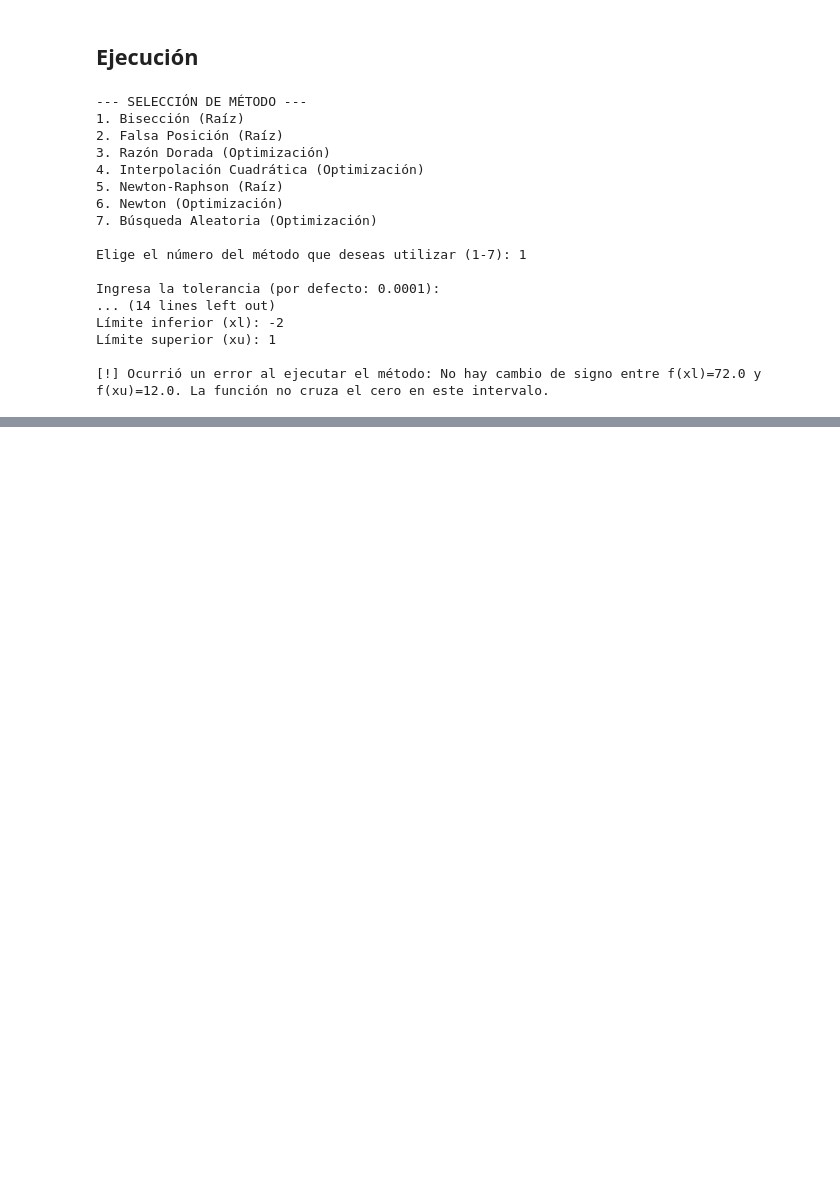
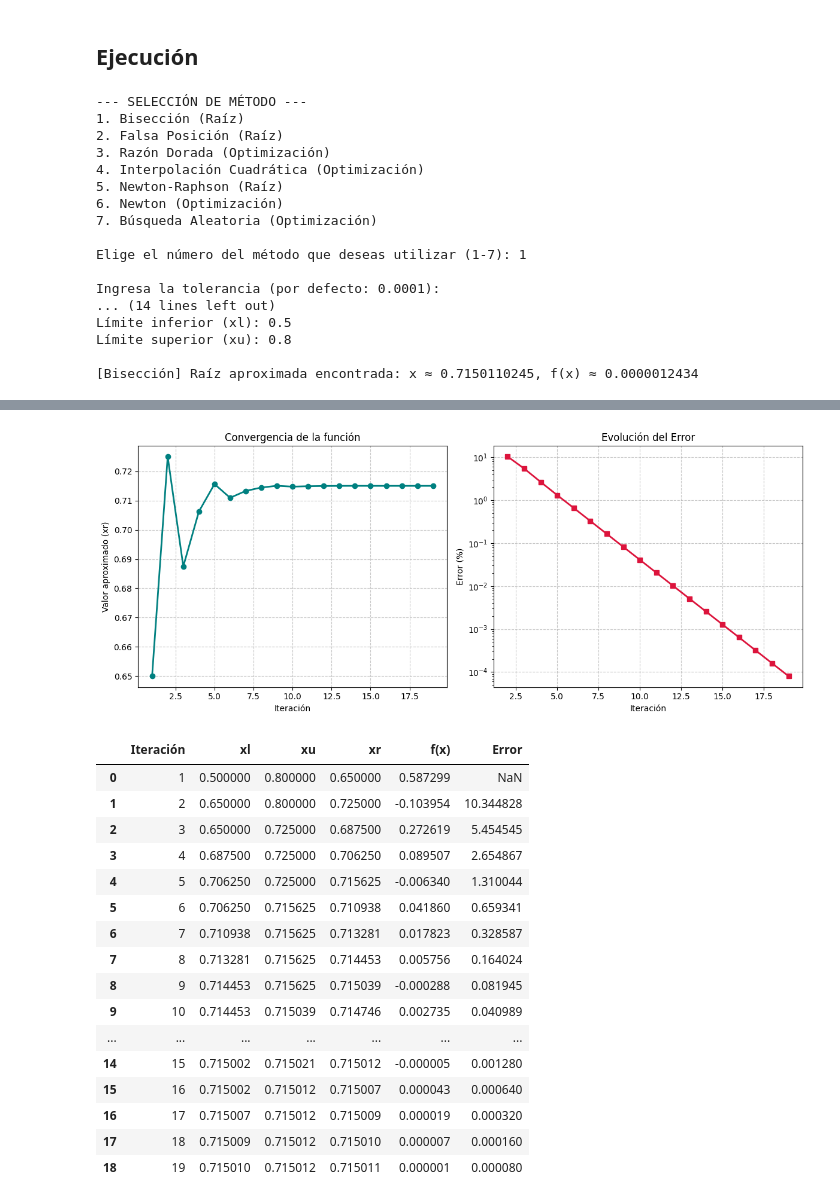
Before and after one commit to julianvanegas/optimizacion, a Jupyter notebook: MetodosOptimizacion.ipynb, the cells around one changed output, grey strips where cells are left out. Saved outputs shown, nothing was run; the diff lists cells and outputs as text; code cells hidden in the pictures; blank space fills up the shorter version.

```diff
--- a/MetodosOptimizacion.ipynb
+++ b/MetodosOptimizacion.ipynb
@@ -634,7 +634,7 @@ def menu():
             yu = float(input("Límite superior para y (yu): "))
 
             # Asegúrate de que la función matemática capturada reconozca tanto 'x' como 'y'.
-            res_x, res_y, val, df = busqueda_aleatoria(f, xl, xu, yl, yu, modo=modo, iter_max=iter_max)
+            res_x, res_y, val, df = busqueda_aleatoria(f, xl, xu, yl, yu, modo=modo, imax=iter_max)
 
         else:
             print("\n[!] Opción de método no válida. Ejecuta de nuevo.")
@@ -658,7 +658,7 @@ Elige el número del método que deseas utilizar (1-7): 1
 
 Ingresa la tolerancia (por defecto: 0.0001):
 ... (14 lines left out)
-Límite inferior (xl): -2
-Límite superior (xu): 1
+Límite inferior (xl): 0.5
+Límite superior (xu): 0.8
 
-[!] Ocurrió un error al ejecutar el método: No hay cambio de signo entre f(xl)=72.0 y f(xu)=12.0. La función no cruza el cero en este intervalo.
+[Bisección] Raíz aproximada encontrada: x ≈ 0.7150110245, f(x) ≈ 0.0000012434
@@ -664,0 +666,18 @@ Límite superior (xu): 1
+[figure, added]
+|  | Iteración | xl | xu | xr | f(x) | Error |
+| 0 | 1 | 0.500000 | 0.800000 | 0.650000 | 0.587299 | NaN |
+| 1 | 2 | 0.650000 | 0.800000 | 0.725000 | -0.103954 | 10.344828 |
+| 2 | 3 | 0.650000 | 0.725000 | 0.687500 | 0.272619 | 5.454545 |
+| 3 | 4 | 0.687500 | 0.725000 | 0.706250 | 0.089507 | 2.654867 |
+| 4 | 5 | 0.706250 | 0.725000 | 0.715625 | -0.006340 | 1.310044 |
+| 5 | 6 | 0.706250 | 0.715625 | 0.710938 | 0.041860 | 0.659341 |
+| 6 | 7 | 0.710938 | 0.715625 | 0.713281 | 0.017823 | 0.328587 |
+| 7 | 8 | 0.713281 | 0.715625 | 0.714453 | 0.005756 | 0.164024 |
+| 8 | 9 | 0.714453 | 0.715625 | 0.715039 | -0.000288 | 0.081945 |
+| 9 | 10 | 0.714453 | 0.715039 | 0.714746 | 0.002735 | 0.040989 |
+| ... | ... | ... | ... | ... | ... | ... |
+| 14 | 15 | 0.715002 | 0.715021 | 0.715012 | -0.000005 | 0.001280 |
+| 15 | 16 | 0.715002 | 0.715012 | 0.715007 | 0.000043 | 0.000640 |
+| 16 | 17 | 0.715007 | 0.715012 | 0.715009 | 0.000019 | 0.000320 |
+| 17 | 18 | 0.715009 | 0.715012 | 0.715010 | 0.000007 | 0.000160 |
+| 18 | 19 | 0.715010 | 0.715012 | 0.715011 | 0.000001 | 0.000080 |
```
Also changed, not shown: parts of 1 cell of this notebook.
